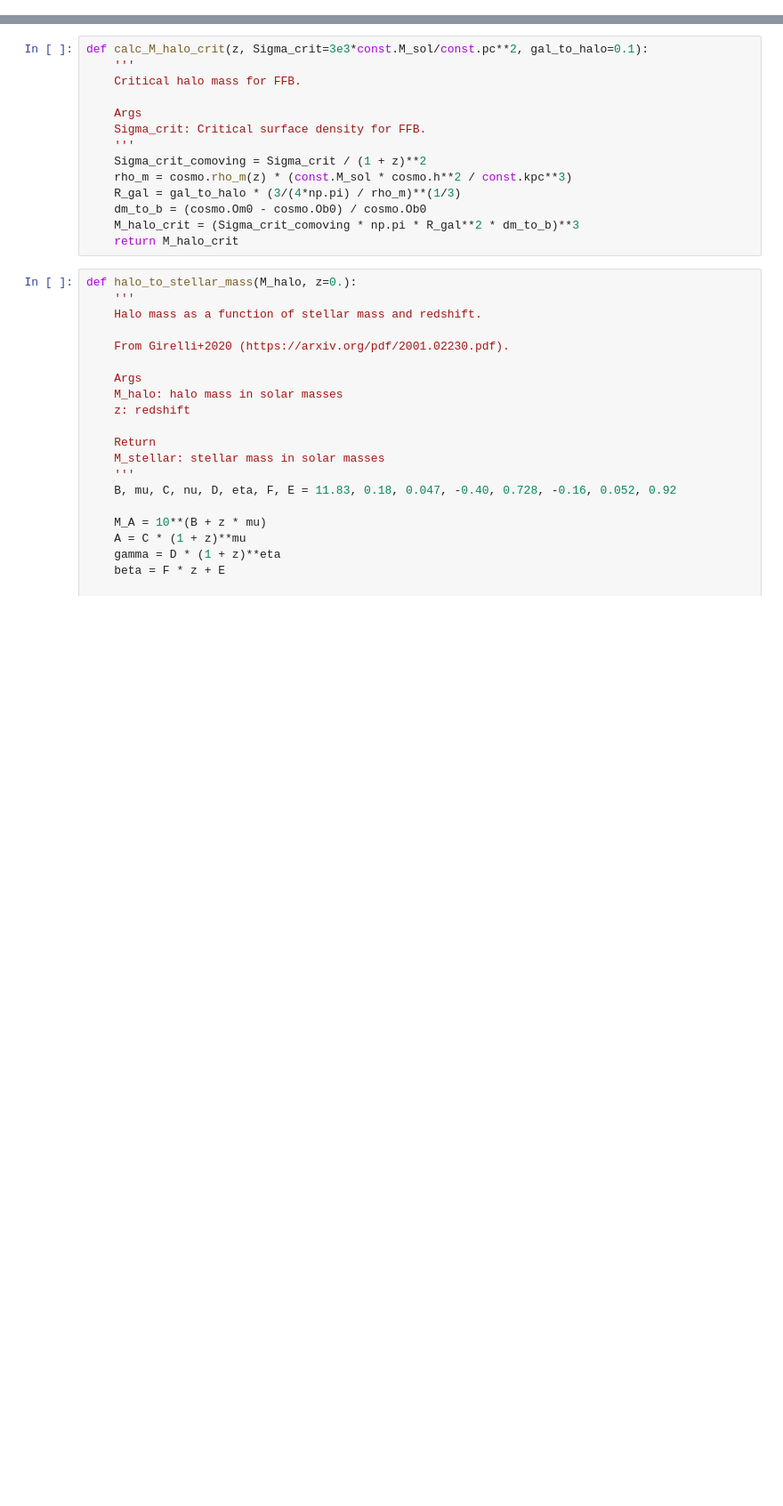
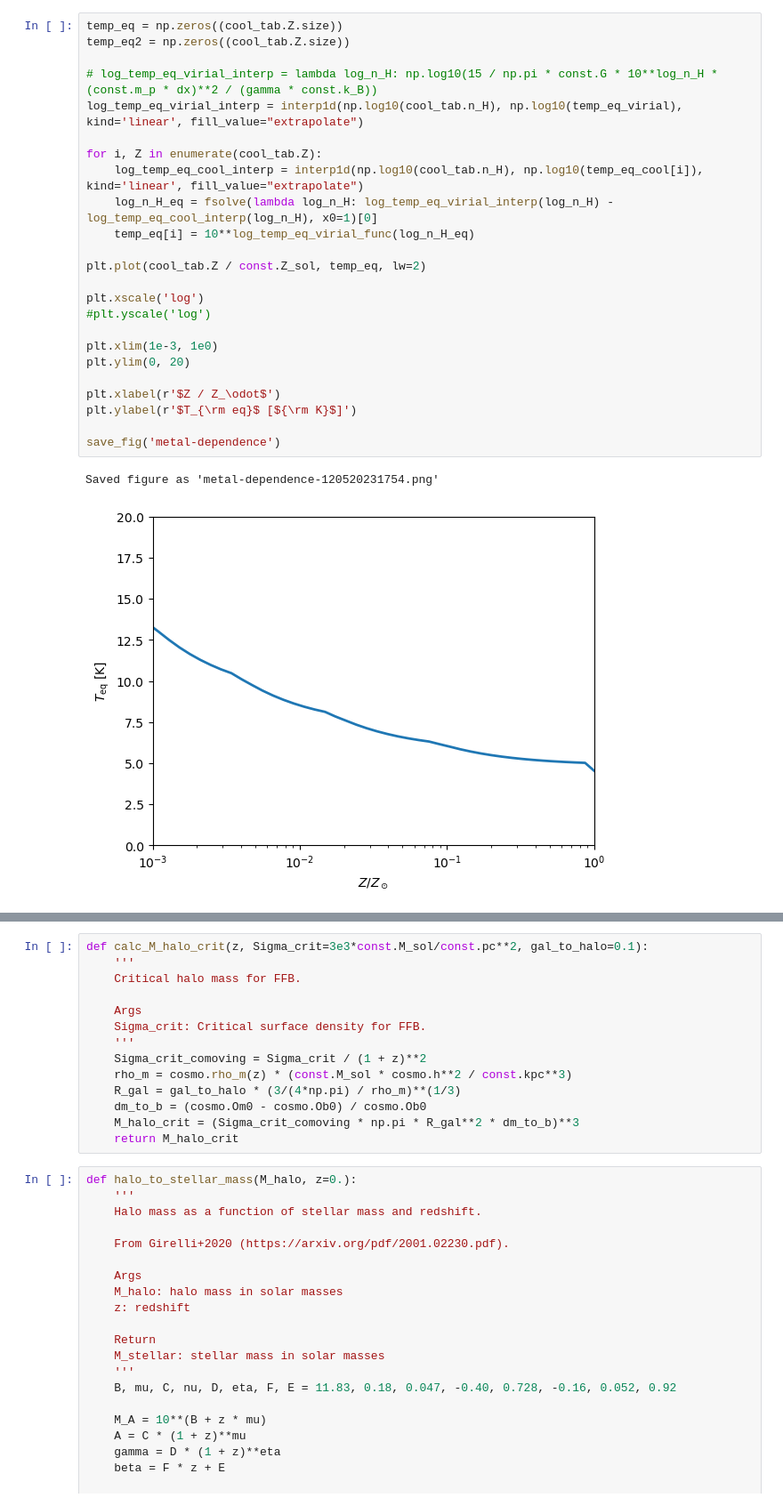
Before and after one commit to zandalman/RAMSES-analysis, a Jupyter notebook: analytic.ipynb, the cells around one changed output, grey strips where cells are left out. Shown at 89% size. Saved outputs shown, nothing was run; the diff lists cells and outputs as text; blank space fills up the shorter version.

```diff
--- a/analytic.ipynb
+++ b/analytic.ipynb
@@ -7,0 +121,27 @@ cosmo = cosmology.setCosmology('planck18');
+# %%
+temp_eq = np.zeros((cool_tab.Z.size))
+temp_eq2 = np.zeros((cool_tab.Z.size))
+
+# log_temp_eq_virial_interp = lambda log_n_H: np.log10(15 / np.pi * const.G * 10**log_n_H * (const.m_p * dx)**2 / (gamma * const.k_B))
+log_temp_eq_virial_interp = interp1d(np.log10(cool_tab.n_H), np.log10(temp_eq_virial), kind='linear', fill_value="extrapolate")
+
+for i, Z in enumerate(cool_tab.Z):
+    log_temp_eq_cool_interp = interp1d(np.log10(cool_tab.n_H), np.log10(temp_eq_cool[i]), kind='linear', fill_value="extrapolate")
+    log_n_H_eq = fsolve(lambda log_n_H: log_temp_eq_virial_interp(log_n_H) - log_temp_eq_cool_interp(log_n_H), x0=1)[0]
+    temp_eq[i] = 10**log_temp_eq_virial_func(log_n_H_eq)
+
+plt.plot(cool_tab.Z / const.Z_sol, temp_eq, lw=2)
+
+plt.xscale('log')
+#plt.yscale('log')
+
+plt.xlim(1e-3, 1e0)
+plt.ylim(0, 20)
+
+plt.xlabel(r'$Z / Z_\odot$')
+plt.ylabel(r'$T_{\rm eq}$ [${\rm K}$]')
+
+save_fig('metal-dependence')
+# %% [output]
+Saved figure as 'metal-dependence-120520231754.png'
+[figure, added]
```
Also changed, not shown: parts of 17 cells of this notebook, 13 other files.
